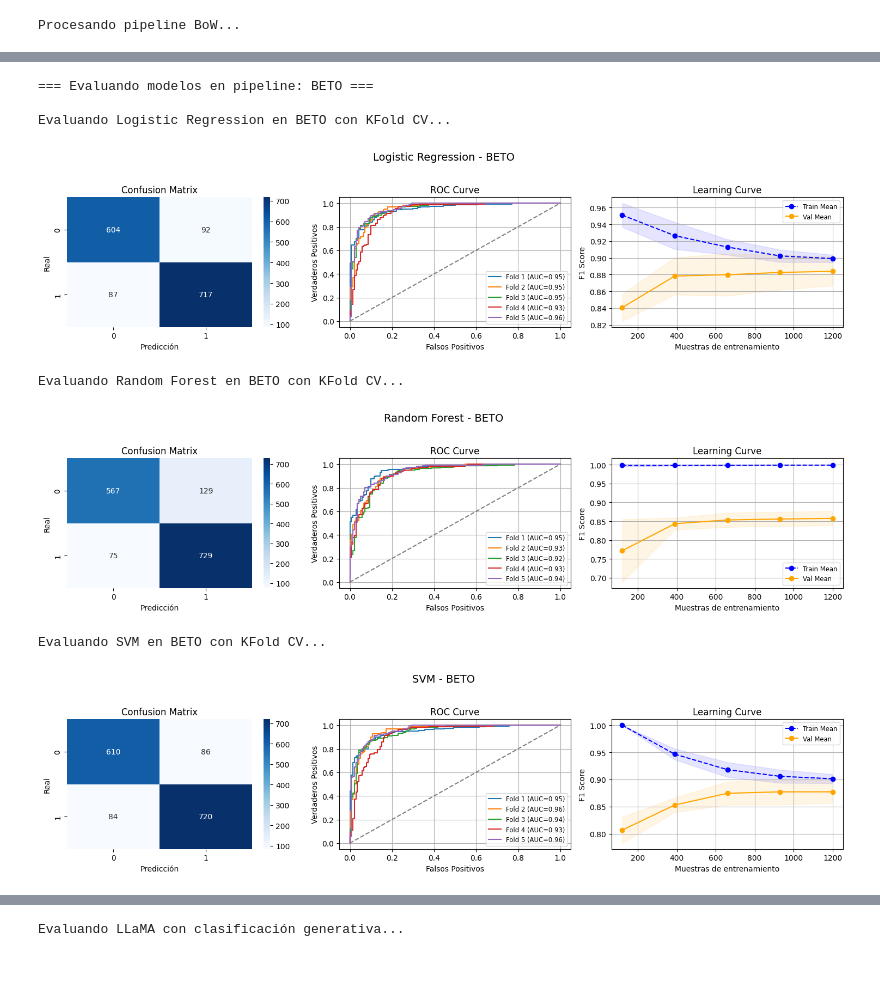
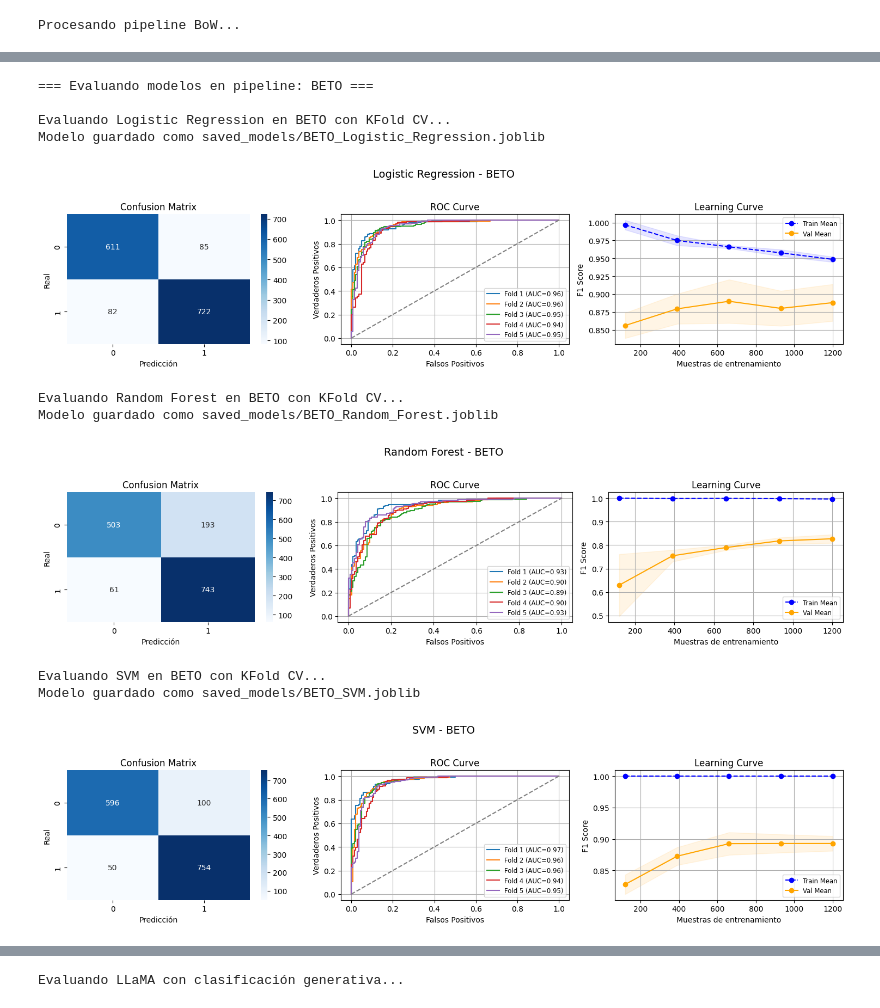
Before and after one commit to gusgoos/eating-disorder-tweet-detector, a Jupyter notebook: tweet_ed_disorder_classification.ipynb, the cells around one changed output, grey strips where cells are left out. Cells and saved outputs as stored; diff of their text form; code cells hidden in the pictures; blank space fills up the shorter version.

```diff
--- a/tweet_ed_disorder_classification.ipynb
+++ b/tweet_ed_disorder_classification.ipynb
@@ -90,6 +101,11 @@ memory usage: 58.7+ KB
 # ========================================
 # PREPROCESAMIENTO BETO
 # ========================================
+"""
+Transformación de textos usando embeddings contextuales de BETO (BERT entrenado en español).
+Se aplican: demojización, tokenización, extracción del vector CLS y reducción dimensional con SVD.
+"""
+
 tokenizer = BertTokenizer.from_pretrained('dccuchile/bert-base-spanish-wwm-uncased')
 model = TFBertModel.from_pretrained('dccuchile/bert-base-spanish-wwm-uncased')
 
@@ -98,7 +114,7 @@ def convert_emojis(text):
 
 def preprocess_text_bert(text):
     text = convert_emojis(text)
-    encoded_input = tokenizer(text, padding=True, truncation=True, max_length=128, return_tensors='tf')
+    encoded_input = tokenizer(text, padding=True, truncation=True, max_length=256, return_tensors='tf')
     model_output = model(encoded_input)
     embeddings = model_output.last_hidden_state[:, 0, :].numpy()
     return embeddings.flatten()
@@ -107,6 +123,6 @@ print("Procesando embeddings BETO...")
 df['tweet_text_beto'] = df['tweet_text'].apply(preprocess_text_bert)
 embeddings_matrix = np.stack(df['tweet_text_beto'].values)
 embeddings_scaled = StandardScaler().fit_transform(embeddings_matrix)
-svd = TruncatedSVD(n_components=50, random_state=random_state)
+svd = TruncatedSVD(n_components=500, random_state=random_state)
 X_beto = svd.fit_transform(embeddings_scaled)
 # %% [output]
@@ -261,6 +322,13 @@ Generando datos aumentados para BoW...
 # ========================================
 # FUNCIONES DE EVALUACION CON CV
 # ========================================
+"""
+Define funciones auxiliares para evaluar modelos con validación cruzada:
+- Matriz de confusión
+- Curva ROC
+- Curva de aprendizaje
+También guarda los mejores modelos y registra métricas en un diccionario global `results_list`.
+"""
 
 results_list = []
 
@@ -309,13 +377,28 @@ def plot_learning_curve_cv(model, X, y, cv, ax):
     ax.grid(True)
     ax.legend(fontsize='small')
 
-def evaluate_model_cv(model, param_grid, X, y, model_name, pipeline_name, cv=5):
+def evaluate_model_cv(model, param_grid, X, y, model_name, pipeline_name, cv=5, save_dir="saved_models"):
+    """
+    Realiza búsqueda de hiperparámetros con GridSearchCV y evaluación con CV:
+    - Ajusta modelo y predice con cross_val_predict.
+    - Guarda el mejor modelo a disco.
+    - Muestra métricas, matriz de confusión, ROC y curva de aprendizaje.
+    - Almacena resultados en `results_list`.
+    """
     print(f"\nEvaluando {model_name} en {pipeline_name} con KFold CV...")
+
+    os.makedirs(save_dir, exist_ok=True)
 
     skf = StratifiedKFold(n_splits=cv, shuffle=True, random_state=random_state)
     grid = GridSearchCV(model, param_grid, cv=skf, scoring='f1_weighted', n_jobs=-1)
     grid.fit(X, y)
     best_model = grid.best_estimator_
+
+    # Guardar modelo
+    model_filename = f"{save_dir}/{pipeline_name}_{model_name.replace(' ', '_')}.joblib"
+    joblib.dump(best_model, model_filename)
+    print(f"Modelo guardado como {model_filename}")
+
     y_pred = cross_val_predict(best_model, X, y, cv=skf, n_jobs=-1)
 
     acc = accuracy_score(y, y_pred)
@@ -380,24 +469,35 @@ param_grid_svm = [
 # %%
 # ========================================
 # EVALUACIÓN DEL MODELO BETO
 # ========================================
+"""
+Evalúa múltiples clasificadores clásicos sobre los embeddings generados por BETO:
+- Logistic Regression
+- Random Forest
+- SVM
+Se aplican validación cruzada, búsqueda de hiperparámetros, y visualización de resultados.
+"""
+
 print("\n=== Evaluando modelos en pipeline: BETO ===")
 X_beto_input = X_beto if not issparse(X_beto) else X_beto.tocsr()
-for model, name, param_grid in [
+for clf, name, param_grid in [
     (LogisticRegression(random_state=random_state), "Logistic Regression", param_grid_lr),
     (RandomForestClassifier(random_state=random_state), "Random Forest", param_grid_rf),
     (SVC(probability=True, random_state=random_state), "SVM", param_grid_svm)
 ]:
-    evaluate_model_cv(model, param_grid, X_beto_input, y, name, "BETO")
+    evaluate_model_cv(clf, param_grid, X_beto_input, y, name, "BETO")
 # %% [output]
 === Evaluando modelos en pipeline: BETO ===
 
 Evaluando Logistic Regression en BETO con KFold CV...
+Modelo guardado como saved_models/BETO_Logistic_Regression.joblib
-[figure, old version]
+[figure, new version]
 Evaluando Random Forest en BETO con KFold CV...
+Modelo guardado como saved_models/BETO_Random_Forest.joblib
-[figure, old version]
+[figure, new version]
 Evaluando SVM en BETO con KFold CV...
+Modelo guardado como saved_models/BETO_SVM.joblib
-[figure, old version]
+[figure, new version]
 # %%
 # ========================================
 # EVALUACIÓN DEL MODELO BoW
```
Also changed, not shown: parts of 15 cells of this notebook, 1 other file.
